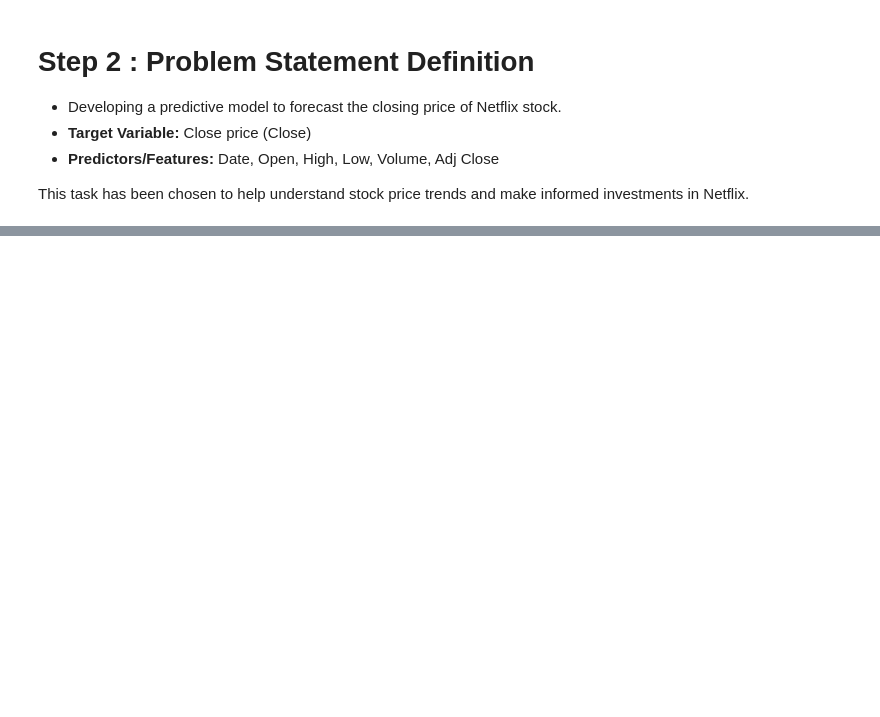
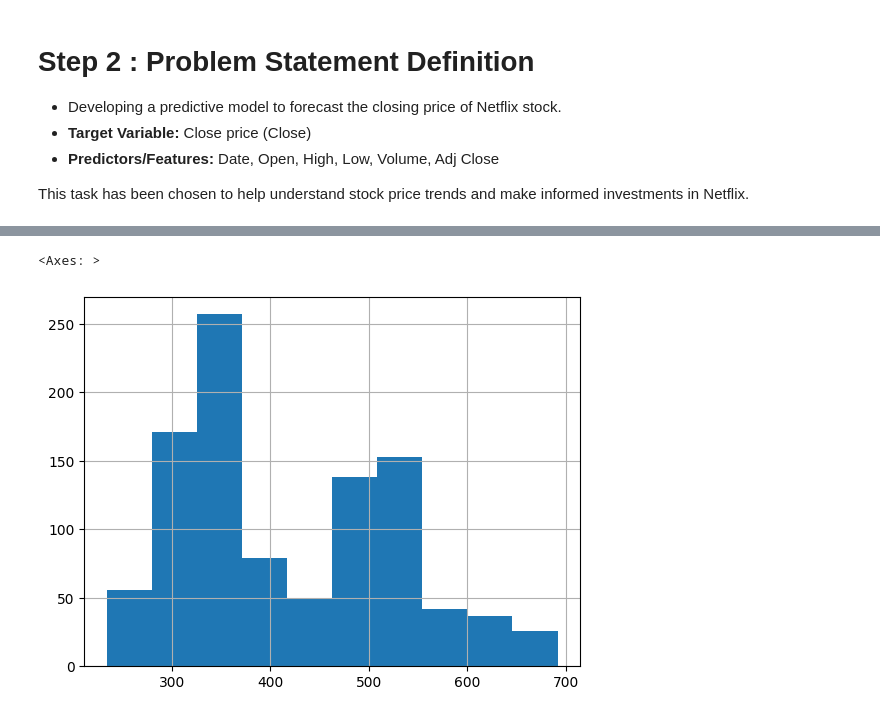
Before and after one commit to AdrianP03/ST1Capstone, a Jupyter notebook: ST1Capstone.ipynb, the cells around one changed output, grey strips where cells are left out. Drawn from its saved outputs; the diff is of its cells as text; code cells hidden in the pictures; blank space fills up the shorter version.

```diff
--- a/ST1Capstone.ipynb
+++ b/ST1Capstone.ipynb
@@ -86,0 +95,8 @@ This task has been chosen to help understand stock price trends and make informe
+# %%
+%matplotlib inline
+# Creating histogram as the Target variable is Continuous
+# This will help us to understand the distribution of the close values
+Netflix_Data['Close'].hist()
+# %% [output]
+<Axes: >
+[figure, added]
```
Also changed, not shown: parts of 2 cells of this notebook.
